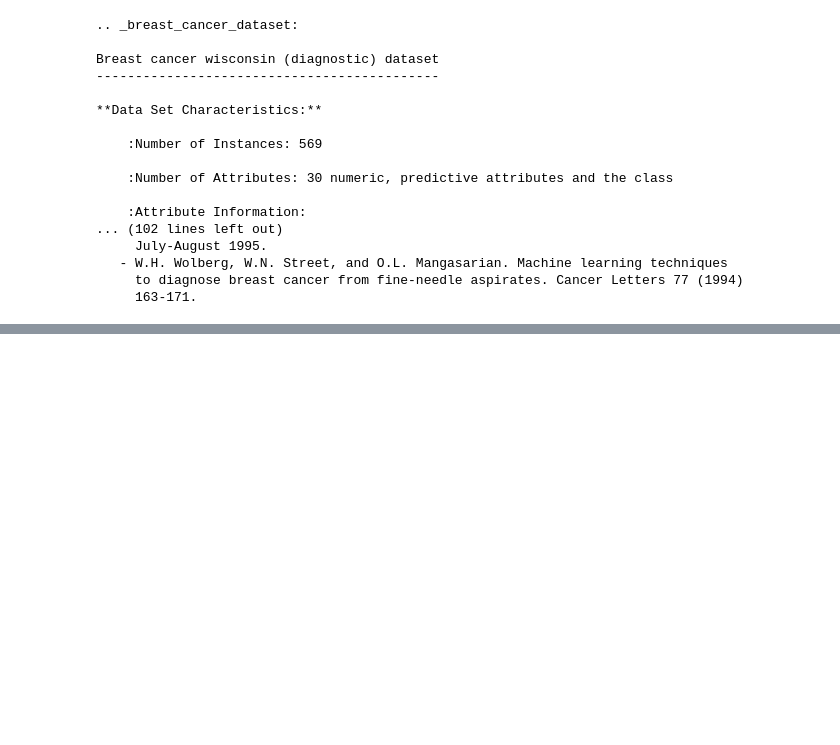
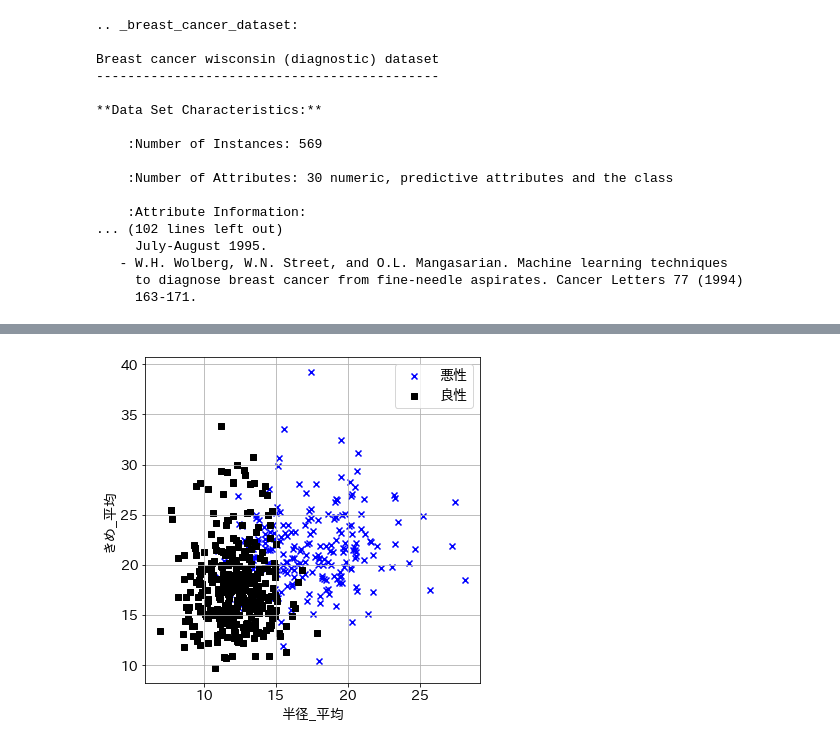
Before and after one commit to hirokimituya/book_create-profitable-AI-with-Python, a Jupyter notebook: ch03_03_first_ml.ipynb, the cells around one changed output, grey strips where cells are left out. Drawn from its saved outputs; the diff is of its cells as text; code cells hidden in the pictures; blank space fills up the shorter version.

```diff
--- a/ch03_03_first_ml.ipynb
+++ b/ch03_03_first_ml.ipynb
@@ -85,0 +125,12 @@ y = pd.Series(cancer.target)
+# %%
+# 散布図描画の準備
+# データを正解データ=0のグループと正解データ=1のグループに分割する
+
+# 正解データ=0（悪性）のデータ抽出
+df0 = df[y == 0]
+
+# 正解データ=1（良性）のデータ抽出
+df1 = df[y == 1]
+
+display(df0.head())
+display(df1.head())
@@ -85,0 +150,26 @@ y = pd.Series(cancer.target)
+# %%
+# 散布図表示
+
+# グラフのサイズ設定
+plt.figure(figsize=(6, 6))
+
+# 目的変数が0のデータを散布図表示
+plt.scatter(df0['半径_平均'], df0['きめ_平均'], marker='x', c='b', label='悪性')
+
+# 目的変数が1のデータを散布図表示
+plt.scatter(df1['半径_平均'], df1['きめ_平均'], marker='s', c='k', label='良性')
+
+# 格子表示
+plt.grid()
+
+# ラベル表示
+plt.xlabel('半径_平均')
+plt.ylabel('きめ_平均')
+
+# 凡例表示
+plt.legend()
+
+# グラフ表示
+plt.show()
+# %% [output]
+[figure, added]
```
Also changed, not shown: parts of 16 cells of this notebook.
